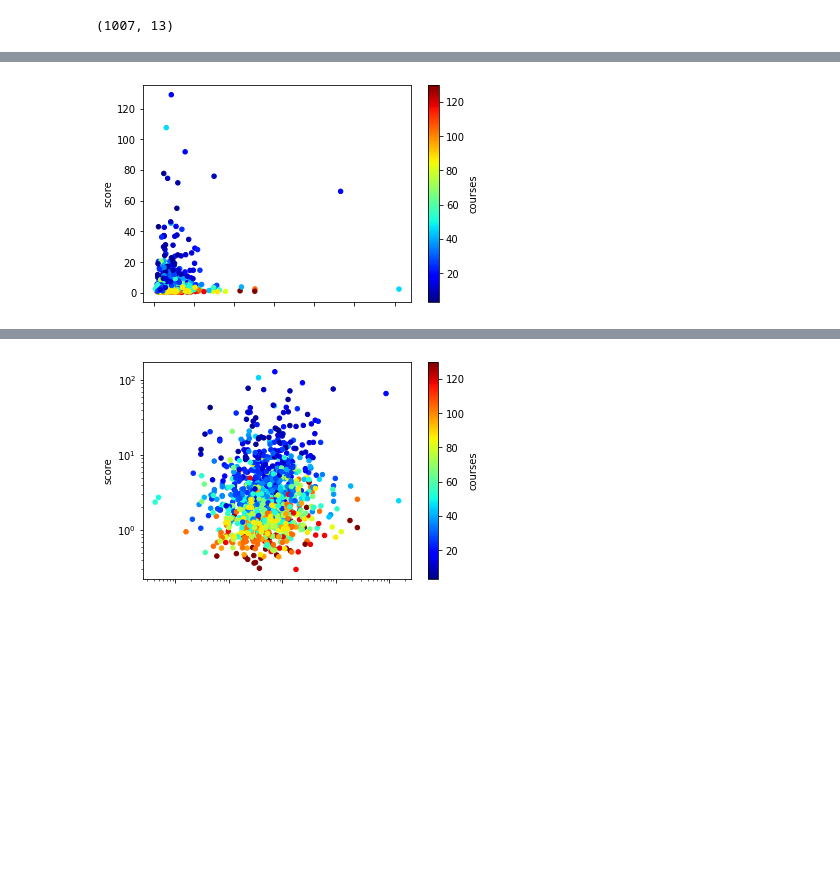
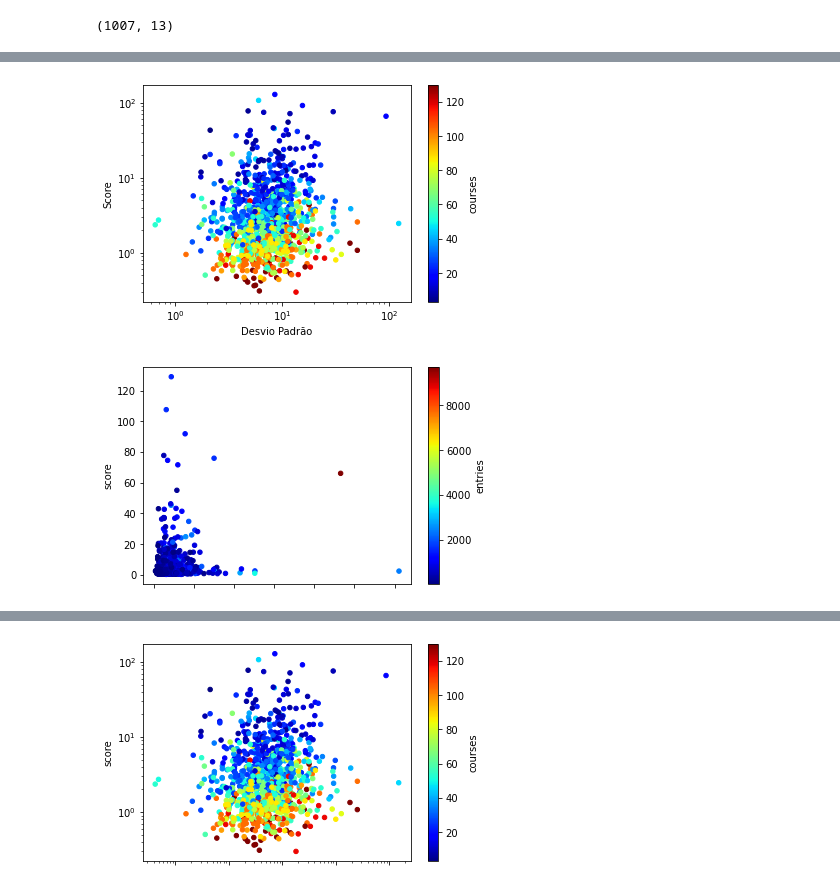
Before and after one commit to jo-nsc/distance-education-2020, a Jupyter notebook: analise_perfil_alunos.ipynb, the cells around one changed output, grey strips where cells are left out. Saved outputs shown, nothing was run; the diff lists cells and outputs as text; code cells hidden in the pictures; blank space fills up the shorter version.

```diff
--- a/analise_perfil_alunos.ipynb
+++ b/analise_perfil_alunos.ipynb
@@ -411,5 +420,13 @@ scoreFreq.shape
+# %%
+fig, ax = plt.subplots()
+scoreFreq.plot(kind='scatter',x='std',y='score',colormap='jet',c='courses',loglog=True,ax=ax)
+plt.xlabel('Desvio Padrão')
+plt.ylabel('Score')
+plt.show()
+# %% [output]
+[figure, added]
 # %%
-scoreFreq.plot(kind='scatter',x='std',y='score',c='courses',colormap='jet')
+scoreFreq.plot(kind='scatter',x='std',y='score',colormap='jet',c='entries')
 plt.show()
 # %% [output]
-[figure, old version]
+[figure, new version]
```
Also changed, not shown: parts of 9 cells of this notebook.
